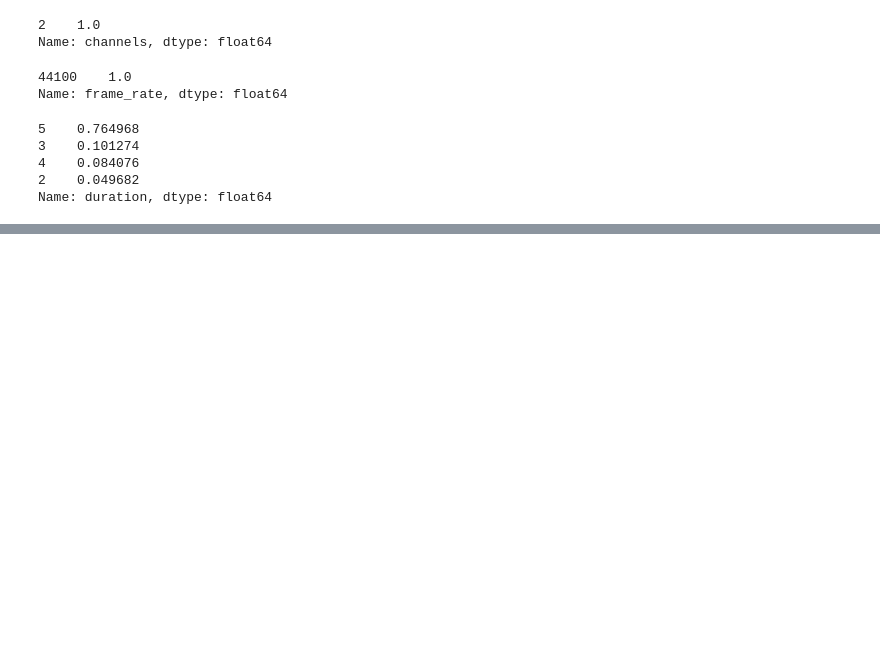
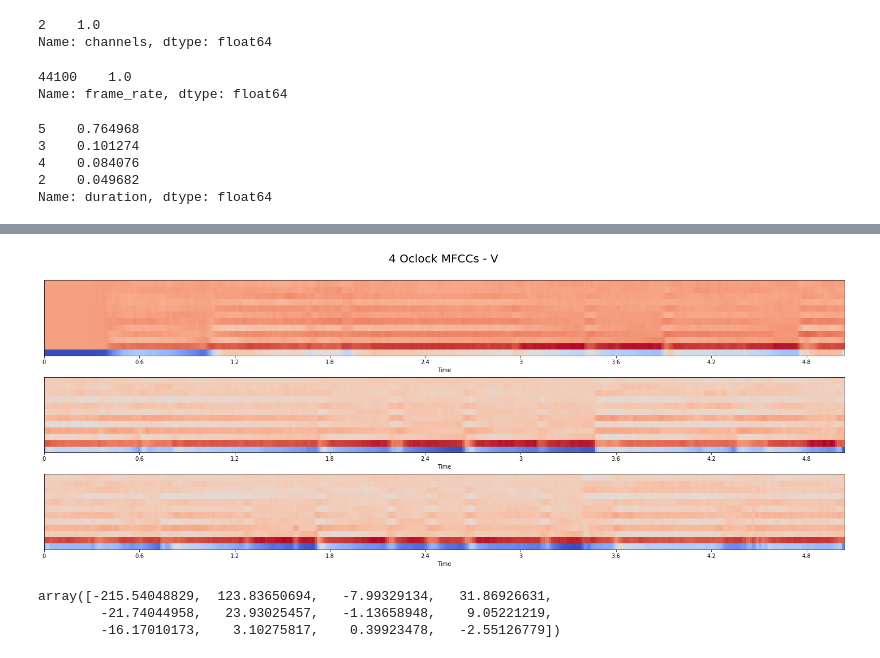
Before and after one commit to JanieTran/BTS_Voice_Classification, a Jupyter notebook: EDA.ipynb, the cells around one changed output, grey strips where cells are left out. Saved outputs shown, nothing was run; the diff lists cells and outputs as text; code cells hidden in the pictures; blank space fills up the shorter version.

```diff
--- a/EDA.ipynb
+++ b/EDA.ipynb
@@ -49,0 +90,18 @@ Name: duration, dtype: float64
+# %%
+fig, ax = plt.subplots(3, 1, figsize=(20, 8))
+
+for i in range(3):
+    specshow(mfcc_dict['V'][i], sr=44100, x_axis='time', ax=ax[i])
+
+fig.tight_layout()
+fig.suptitle('4 Oclock MFCCs - V', fontsize=20)
+plt.subplots_adjust(top=0.9)
+plt.show()
+# %% [output]
+[figure, added]
+# %%
+mfcc_dict['V'].mean(axis=1)
+# %% [output]
+array([-215.54048829,  123.83650694,   -7.99329134,   31.86926631,
+        -21.74044958,   23.93025457,   -1.13658948,    9.05221219,
+        -16.17010173,    3.10275817,    0.39923478,   -2.55126779])
```
Also changed, not shown: parts of 14 cells of this notebook, 6 other files.
